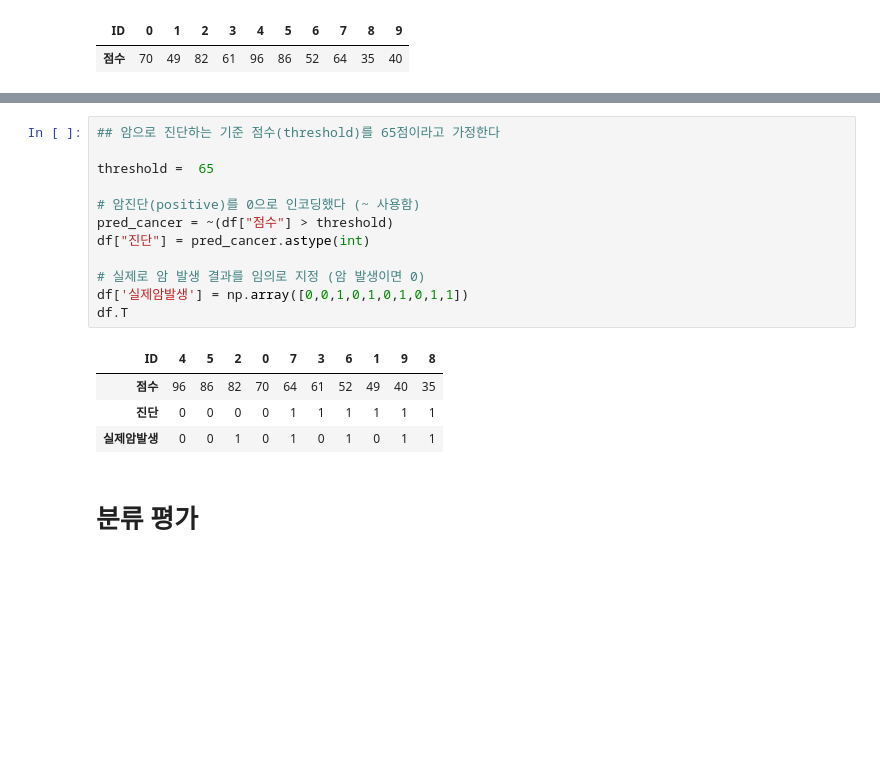
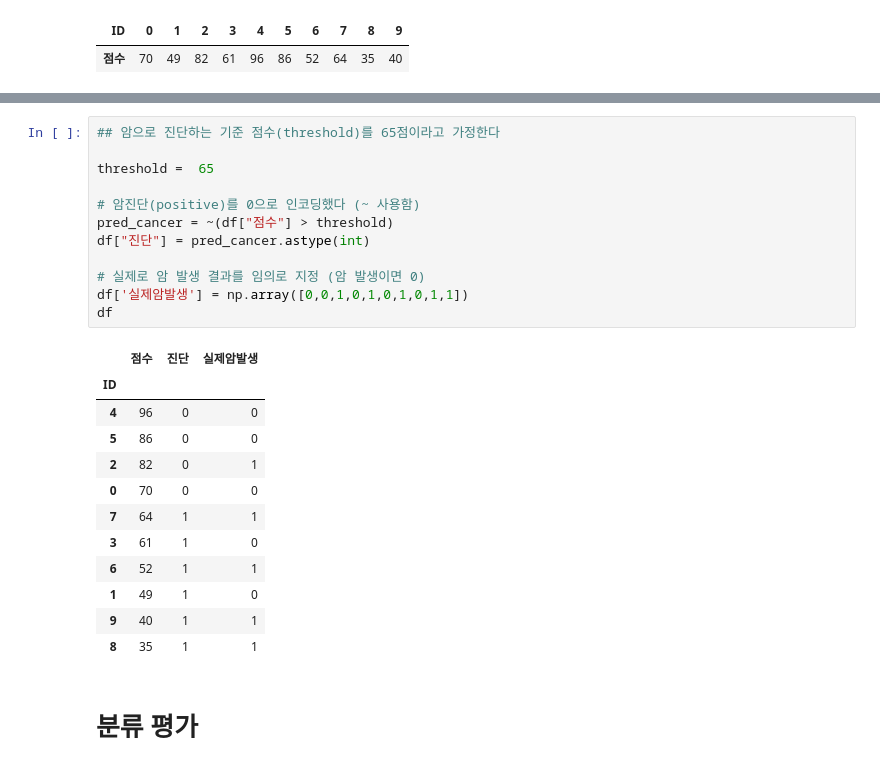
Before and after one commit to hsw0805/hsw0805, a Jupyter notebook: python-machine-learning-main/b53_Classification.ipynb, the cells around one changed output, grey strips where cells are left out. Drawn from its saved outputs; the diff is of its cells as text; blank space fills up the shorter version.

```diff
--- a/python-machine-learning-main/b53_Classification.ipynb
+++ b/python-machine-learning-main/b53_Classification.ipynb
@@ -132,20 +138,28 @@ df.T
 # %%
 ## 암으로 진단하는 기준 점수(threshold)를 65점이라고 가정한다
 
 threshold =  65
 
 # 암진단(positive)를 0으로 인코딩했다 (~ 사용함)
 pred_cancer = ~(df["점수"] > threshold)
 df["진단"] = pred_cancer.astype(int)
 
 # 실제로 암 발생 결과를 임의로 지정 (암 발생이면 0)
 df['실제암발생'] = np.array([0,0,1,0,1,0,1,0,1,1])
-df.T
+df
 # %% [output]
-| ID | 4 | 5 | 2 | 0 | 7 | 3 | 6 | 1 | 9 | 8 |
-| 점수 | 96 | 86 | 82 | 70 | 64 | 61 | 52 | 49 | 40 | 35 |
-| 진단 | 0 | 0 | 0 | 0 | 1 | 1 | 1 | 1 | 1 | 1 |
-| 실제암발생 | 0 | 0 | 1 | 0 | 1 | 0 | 1 | 0 | 1 | 1 |
+|  | 점수 | 진단 | 실제암발생 |
+| ID |  |  |  |
+| 4 | 96 | 0 | 0 |
+| 5 | 86 | 0 | 0 |
+| 2 | 82 | 0 | 1 |
+| 0 | 70 | 0 | 0 |
+| 7 | 64 | 1 | 1 |
+| 3 | 61 | 1 | 0 |
+| 6 | 52 | 1 | 1 |
+| 1 | 49 | 1 | 0 |
+| 9 | 40 | 1 | 1 |
+| 8 | 35 | 1 | 1 |
 # %% [markdown]
 # 분류 평가
 # %%
```
Also changed, not shown: parts of 18 cells of this notebook.
